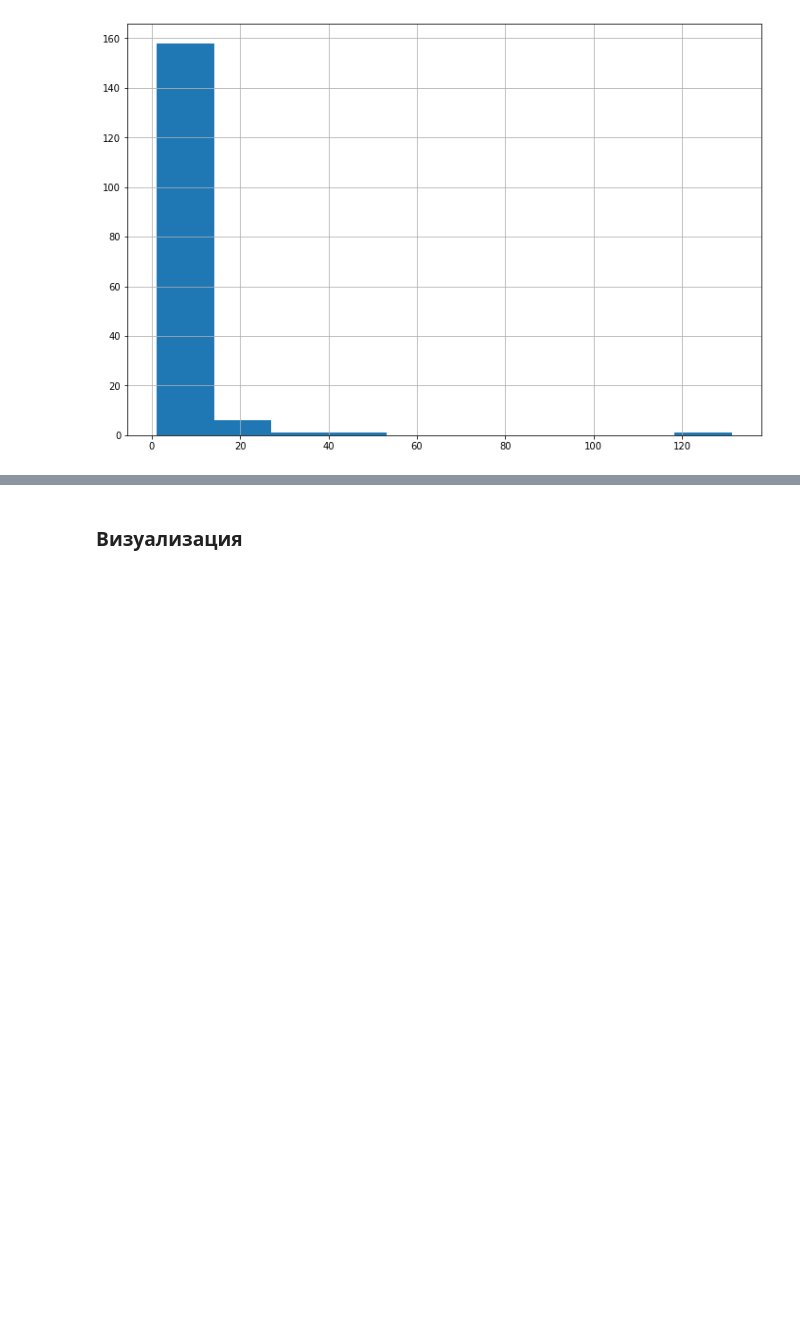
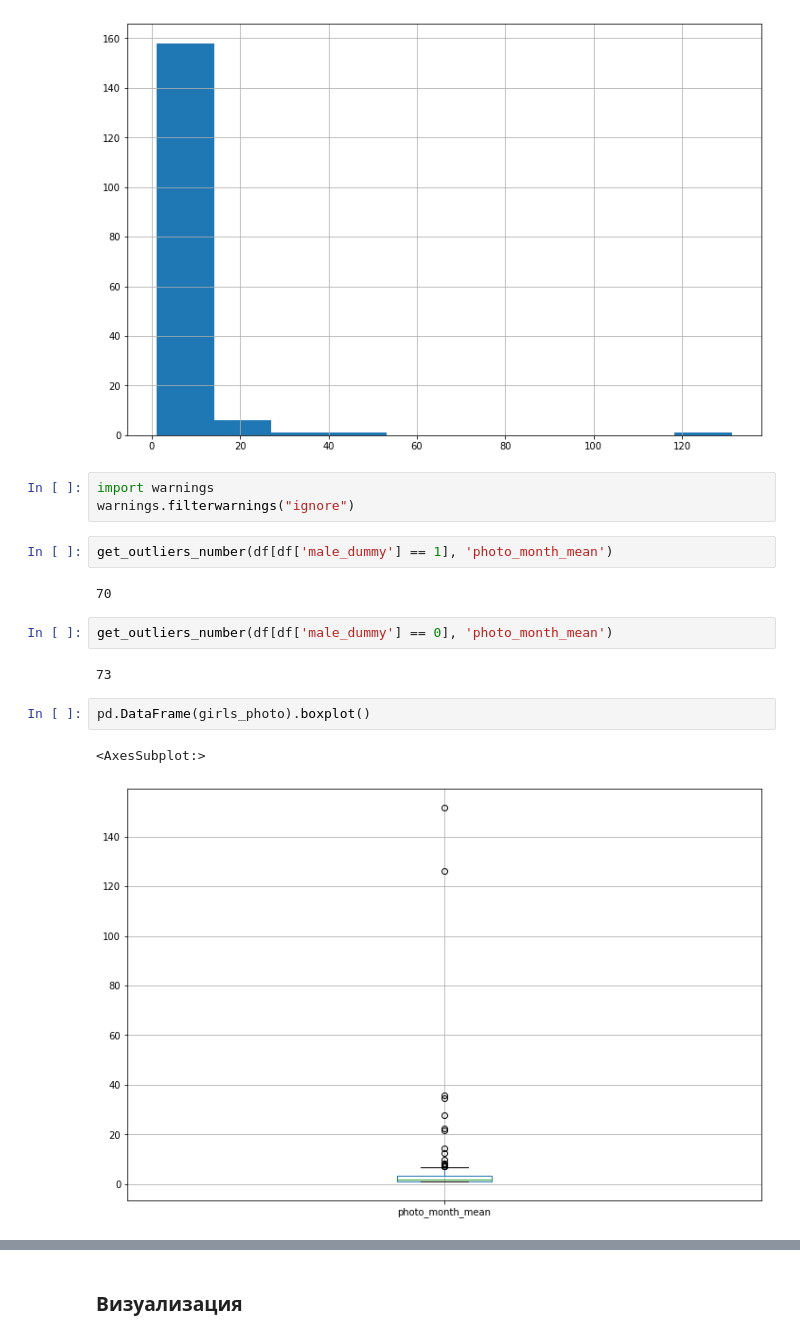
Before and after one commit to DenisKochetov/vk_hse_eda, a Jupyter notebook: hw1_3.ipynb, the cells around one changed output, grey strips where cells are left out. Saved outputs shown, nothing was run; the diff lists cells and outputs as text; blank space fills up the shorter version.

```diff
--- a/hw1_3.ipynb
+++ b/hw1_3.ipynb
@@ -304,3 +331,19 @@ boys_photo.hist()
 # %% [output]
 <AxesSubplot:>
 [figure]
+# %%
+import warnings
+warnings.filterwarnings("ignore")
+# %%
+get_outliers_number(df[df['male_dummy'] == 1], 'photo_month_mean')
+# %% [output]
+70
+# %%
+get_outliers_number(df[df['male_dummy'] == 0], 'photo_month_mean')
+# %% [output]
+73
+# %%
+pd.DataFrame(girls_photo).boxplot()
+# %% [output]
+<AxesSubplot:>
+[figure, added]
```
Also changed, not shown: parts of 31 cells of this notebook.
